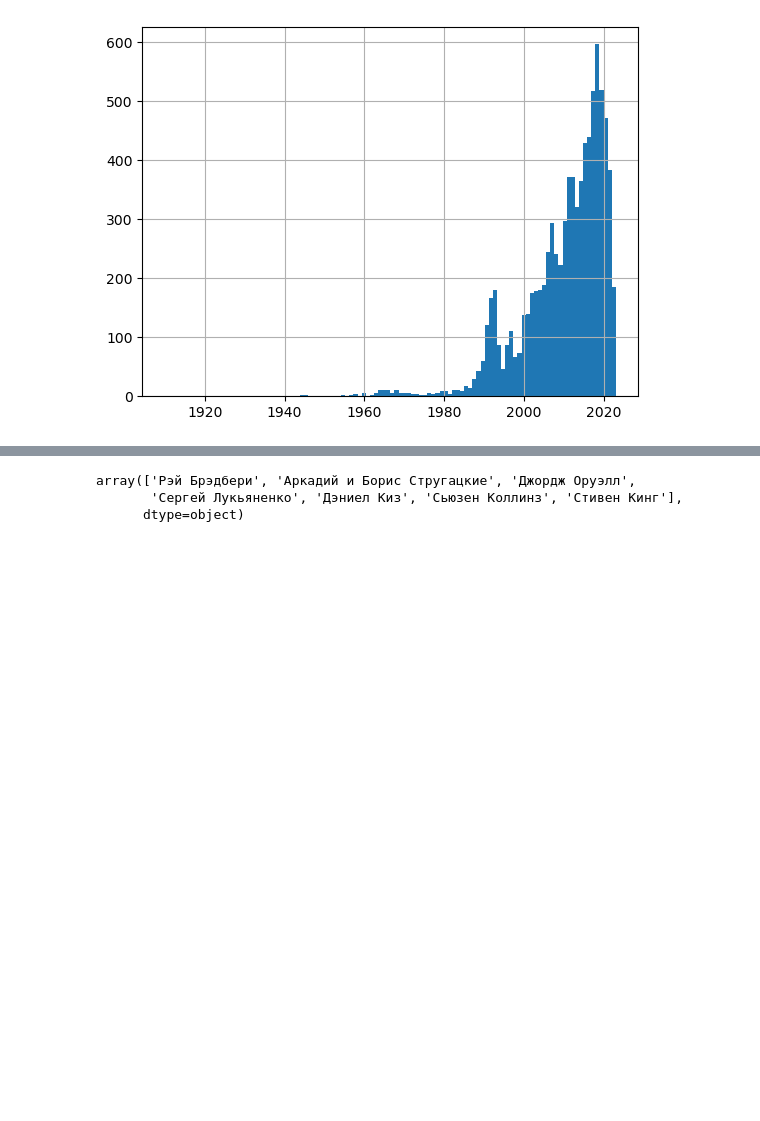
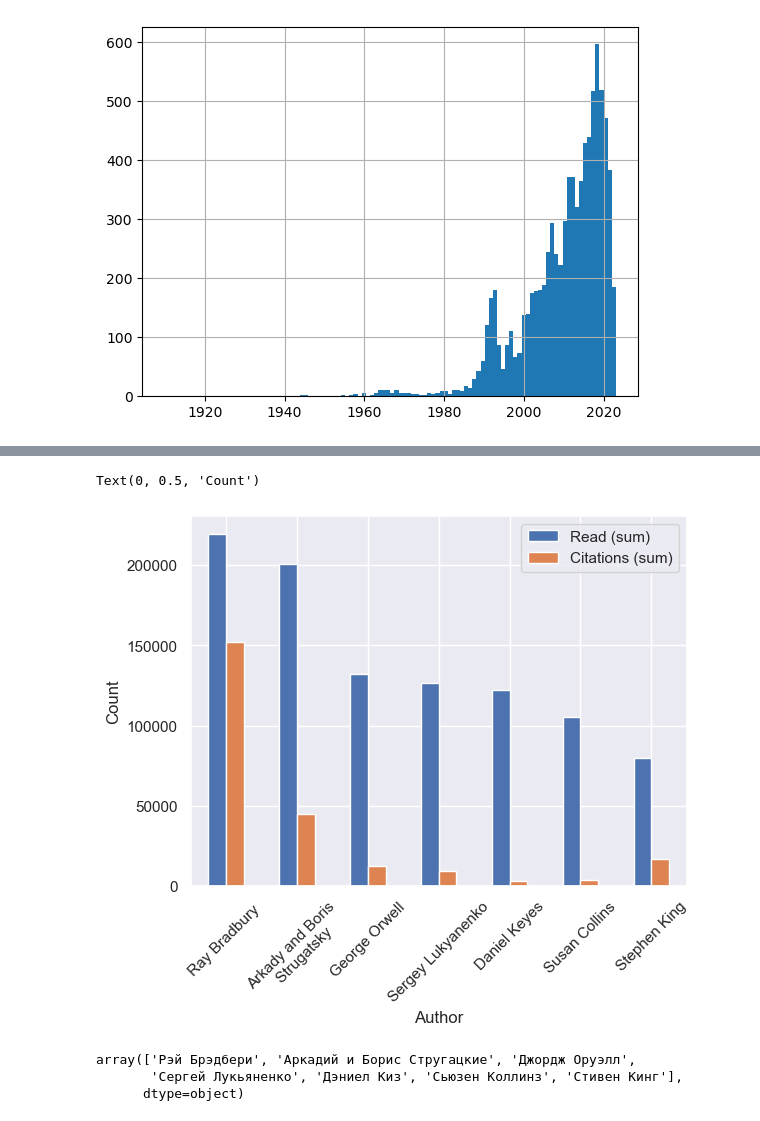
Before and after one commit to ansafronov/FantLitrature_Project, a Jupyter notebook: Data_collection.ipynb, the cells around one changed output, grey strips where cells are left out. Cells and saved outputs as stored; diff of their text form; code cells hidden in the pictures; blank space fills up the shorter version.

```diff
--- a/Data_collection.ipynb
+++ b/Data_collection.ipynb
@@ -193,3 +465,5 @@ book_df = book_df.drop(columns=['details_Языки'])
 book_df['stats_love'] = book_df['stats_love'].astype(int)
 # %%
 book_df.to_pickle('fantastic_books.pickle')
+# %%
+book_df = pd.read_pickle('fantastic_books.pickle')
@@ -207,7 +497,7 @@ import
 for col in ['stats_love','stats_review','stats_citation','stats_read']:
     book_df[col] = pd.to_numeric(book_df[col])
 # %%
-top_authors = (
+book_author = (
     book_df
     .groupby('book-author')
     [['stats_love','stats_review','stats_citation','stats_read', 'book-name']]
@@ -238,0 +531,10 @@ top_authors = (
+# %%
+author_dict = {
+    'Рэй Брэдбери': 'Ray Bradbury ',
+    'Аркадий и Борис Стругацкие': 'Arkady and Boris\n Strugatsky',
+    'Джордж Оруэлл': 'George Orwell',
+    'Сергей Лукьяненко': 'Sergey Lukyanenko',
+    'Дэниел Киз': 'Daniel Keyes',
+    'Сьюзен Коллинз': 'Susan Collins',
+    'Стивен Кинг': 'Stephen King'
+}
@@ -238,0 +551,2 @@ top_authors = (
+# %%
+book_author['Author'] = book_author['Author'].apply(lambda x: author_dict[x])
@@ -239,3 +566,12 @@ top_authors = (
+# %%
+fig, ax = plt.subplots()
+sns.set_theme()
+book_author.set_index('Author')[['Read (sum)', 'Citations (sum)']].plot(kind='bar', ax=ax)
+ax.set_xticklabels(ax.get_xticklabels(), rotation=45)
+ax.set_ylabel('Count')
+# %% [output]
+Text(0, 0.5, 'Count')
+[figure, added]
 # %%
 top_authors = top_authors['Author'].values
 # %%
```
Also changed, not shown: parts of 58 cells of this notebook, 2 other files.
